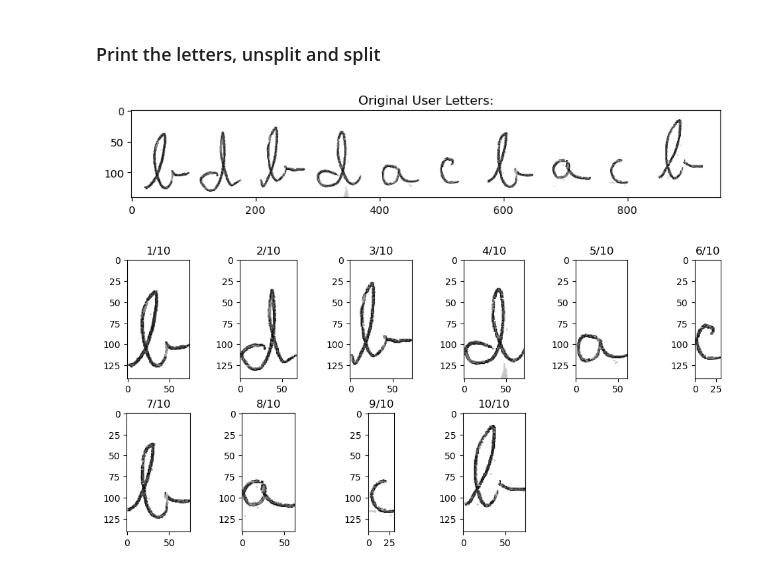
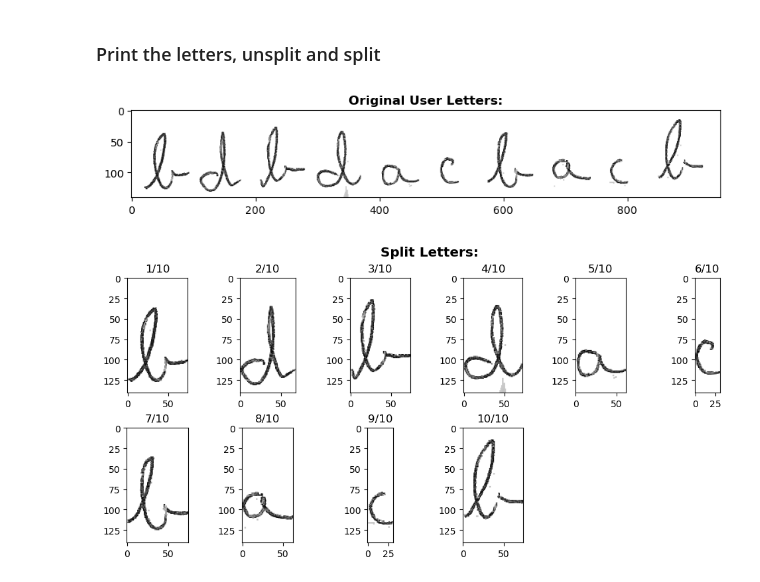
Before and after one commit to drjlevi6/Data-Scientist, a Jupyter notebook: Handwriting-Analyzer/notebooks/clean-split-textline.ipynb, the cells around one changed output. Drawn from its saved outputs; the diff is of its cells as text; code cells hidden in the pictures.

```diff
--- a/Handwriting-Analyzer/notebooks/clean-split-textline.ipynb
+++ b/Handwriting-Analyzer/notebooks/clean-split-textline.ipynb
@@ -102,19 +102,20 @@ for i in range(len(rightedges)):
 # %%
 # Show the original text line
 plt.figure(figsize=(10, 10))
 plt.imshow(csv_whitened_2, cmap='gray', vmin=0, vmax=255)
-plt.title("Original User Letters:")
+plt.title("Original User Letters:", fontweight="bold")
 plt.show()
 
 # Determine number of columns, rows in subplots of the separated letters
 # Formula for nrows depends on whether no. images is an integral multiple of ncols
 ncols = 6; nrows = len(rightedges)//ncols + (len(rightedges) % ncols)
 plt.figure(figsize=(10,10), layout='constrained')
 for i in range(len(rightedges)):
     plt.subplot(nrows, ncols, i+1)
     plt.imshow(split_letters_ar[i], cmap="gray")
     plt.title(str(i+1)+ "/" + str(len(rightedges)))
+plt.suptitle("Split Letters:", fontsize="x-large", fontweight="demibold")
 plt.show()
 # %% [output]
-[figure, old version]
+[figure, new version]
-[figure, old version]
+[figure, new version]
```
Also changed, not shown: 32 other files.
